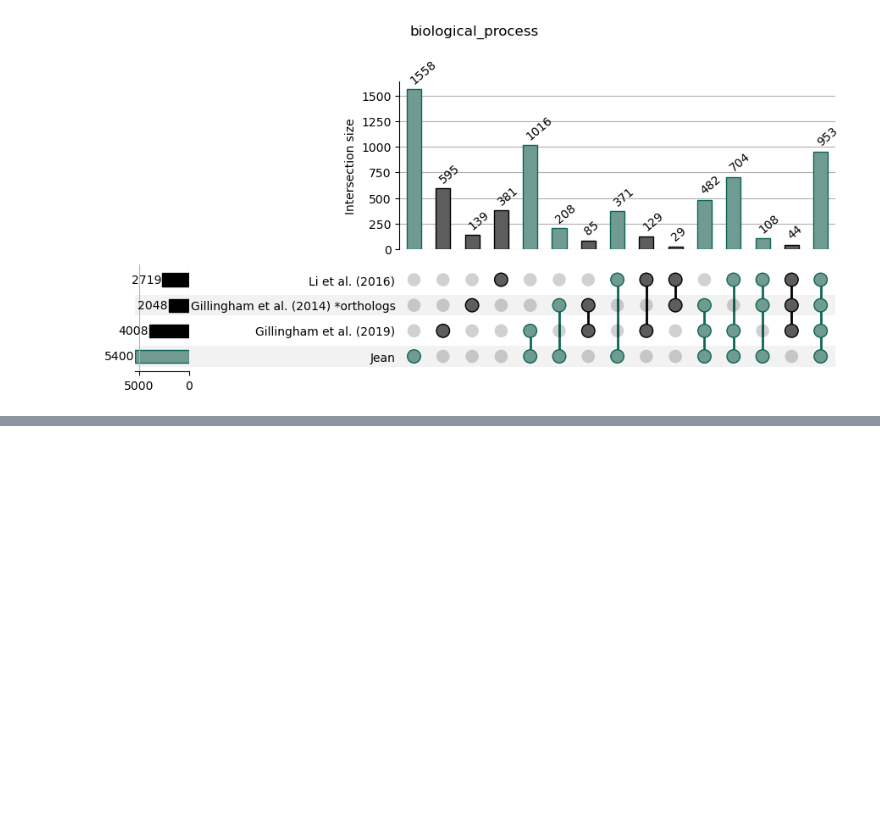
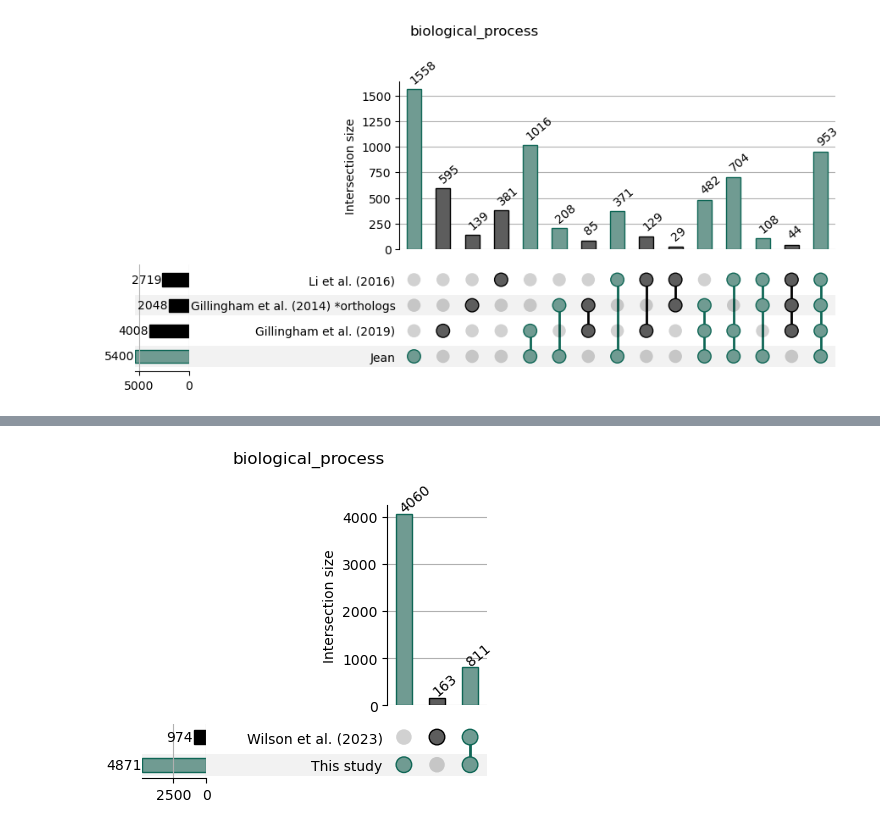
Before and after one commit to Labo-MAB/RAB_interactomes, a Jupyter notebook: compare_studies.ipynb, the cells around one changed output, grey strips where cells are left out. Drawn from its saved outputs; the diff is of its cells as text; code cells hidden in the pictures; blank space fills up the shorter version.

```diff
--- a/compare_studies.ipynb
+++ b/compare_studies.ipynb
@@ -192,6 +192,7 @@ JEAN = 'data/SAINT Analysis 2-3 repeats-Organized.xlsx'
 GILLINGHAM2019 = 'data/elife-45916-supp1-v2.xlsx'
 GILLINGHAM2014 = 'data/mmc2.xlsx'
 LI = 'data/mmc3.xlsx'
+WILSON = 'data/wilson.tsv'
 
 # Orthologs lists
 GILLINGHAM2014_INT_ORTHOLOGS = 'data/orthologs/gillingham2014_interactors_orthologs.xlsx'
@@ -294,6 +299,8 @@ li.fillna(0, inplace=True)
 # %%
 # Get Rab which are common to all datasets
-common = list(set.intersection(*map(set, [jean.columns, gill2019.columns, gill2014.columns, li.columns])))
+common = list(set.intersection(
+    *map(set, [jean.columns, gill2019.columns, gill2014.columns, li.columns])
+))
 
 # Clean datasets from RAB not common to all datasets
 filter_df = lambda df, common: df[df[common].sum(axis=1) != 0]
@@ -393,0 +475,40 @@ for category in go_categories:
+# %%
+# Get all interactors to extract GO terms from annotations
+interactors = {
+    'human': list(jean.index.tolist() + wilson.index.tolist()),
+}
+# %%
+# Dict to store Go id for each interactors for each GO term category
+goa = defaultdict(lambda: defaultdict(lambda: defaultdict(list)))
+
+# Get GO annotations for the identified interactors
+for species, interacts in interactors.items():
+    with gzip.open(GAF(species), 'rt') as f:
+        for annotation in gafiterator.gafiterator(f):
+            if annotation['DB_Object_Symbol'] not in interacts:
+                continue
+
+            aspect = annotation['Aspect']
+            symbol = annotation['DB_Object_Symbol']
+            if annotation['GO_ID'] not in goa[species][aspect][symbol]:
+                goa[species][aspect][symbol].append(annotation['GO_ID'])
+
+goa = defaultdict_to_regular(goa)
+# %%
+# Extract GO terms for each dataset and each GO terms category and make an upset plot
+go_categories = {
+        # 'F': 'molecular_function',
+        # 'C': 'cellular_component',
+        'P': 'biological_process'
+        }
+
+for category in go_categories:
+    go_data = {
+        'This study': get_go_terms(goa['human'][category], jean.index),
+        'Wilson et al. (2023)': get_go_terms(goa['human'][category], wilson.index),
+            }
+
+    fig = plot_upset(go_data, title=go_categories[category])
+    plt.savefig(GO_TERMS_COMPARISON(go_categories[category]), bbox_inches='tight')
+# %% [output]
+[figure, added]
```
Also changed, not shown: parts of 16 cells of this notebook, 2 other files.
